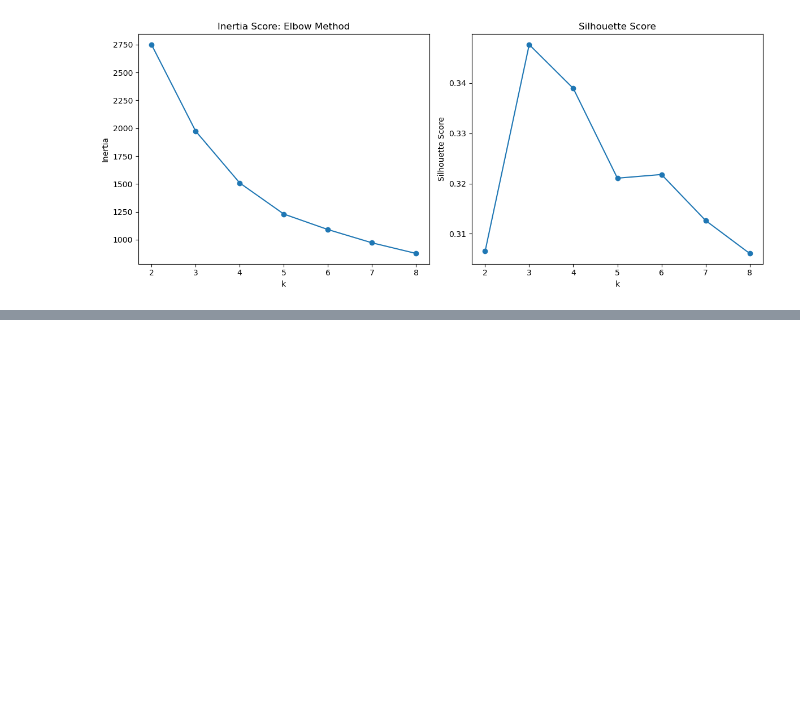
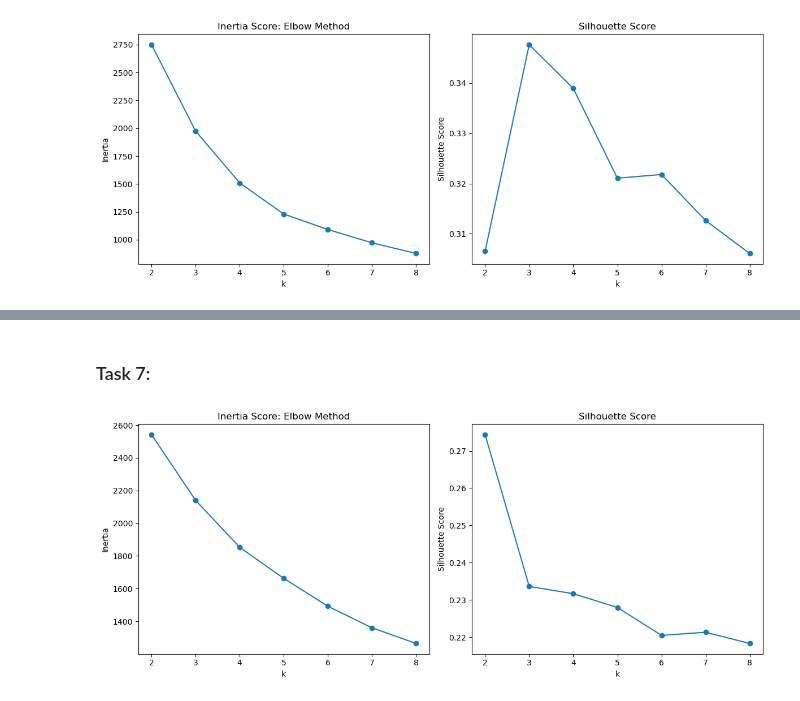
Before and after one commit to crussell1856/ML_Clustering, a Jupyter notebook: assignment.ipynb, the cells around one changed output, grey strips where cells are left out. Drawn from its saved outputs; the diff is of its cells as text; code cells hidden in the pictures; blank space fills up the shorter version.

Commit message:
Finished Advanced Tasks

```diff
--- a/assignment.ipynb
+++ b/assignment.ipynb
@@ -106,0 +116,10 @@ plt.show()
+# %%
+km = KMeans(n_clusters=4, random_state=42, n_init=10)
+labels = km.fit_predict(X_scaled)
+insurance_df['final_cluster'] = labels
+age_mean = insurance_df.groupby('final_cluster')['age'].mean()
+print(f'Age Mean: {age_mean}')
+bmi_mean = insurance_df.groupby('final_cluster')['bmi'].mean()
+print(f'BMI Mean: {bmi_mean}')
+charges_mean = insurance_df.groupby('final_cluster')['charges'].mean()
+print(f'Charges Mean: {charges_mean}')
@@ -106,0 +145,36 @@ plt.show()
+# %% [markdown]
+### Task 7:
+# %%
+bike_df = pd.read_csv('bike_sharing.csv')
+bike_X = bike_df[['temp', 'hum', 'windspeed', 'casual', 'registered']]
+bike_X_scaled = scaler.fit_transform(bike_X)
+
+bike_inertias = []
+bike_silhouette_scores = []
+bike_k_values = range(2, 9)
+
+for k in bike_k_values:
+    km = KMeans(n_clusters=k, random_state=42, n_init=10)
+    labels = km.fit_predict(bike_X_scaled)  # it and return labels
+    bike_inertias.append(km.inertia_)
+    bike_silhouette_scores.append(silhouette_score(bike_X_scaled, labels))
+
+# Plot both side by side.
+fig, axes = plt.subplots(1, 2, figsize=(12, 5))
+
+axes[0].plot(list(bike_k_values), bike_inertias, marker='o')
+axes[0].set_title('Inertia Score: Elbow Method')
+axes[0].set_xlabel('k')
+axes[0].set_ylabel('Inertia')
+axes[0].set_xticks(list(bike_k_values))
+
+axes[1].plot(list(bike_k_values), bike_silhouette_scores, marker='o')
+axes[1].set_title('Silhouette Score')
+axes[1].set_xlabel('k')
+axes[1].set_ylabel('Silhouette Score')
+axes[1].set_xticks(list(bike_k_values))
+
+plt.tight_layout()
+plt.show()
+# %% [output]
+[figure, added]
```
Also changed, not shown: parts of 11 cells of this notebook, 1 other file.
